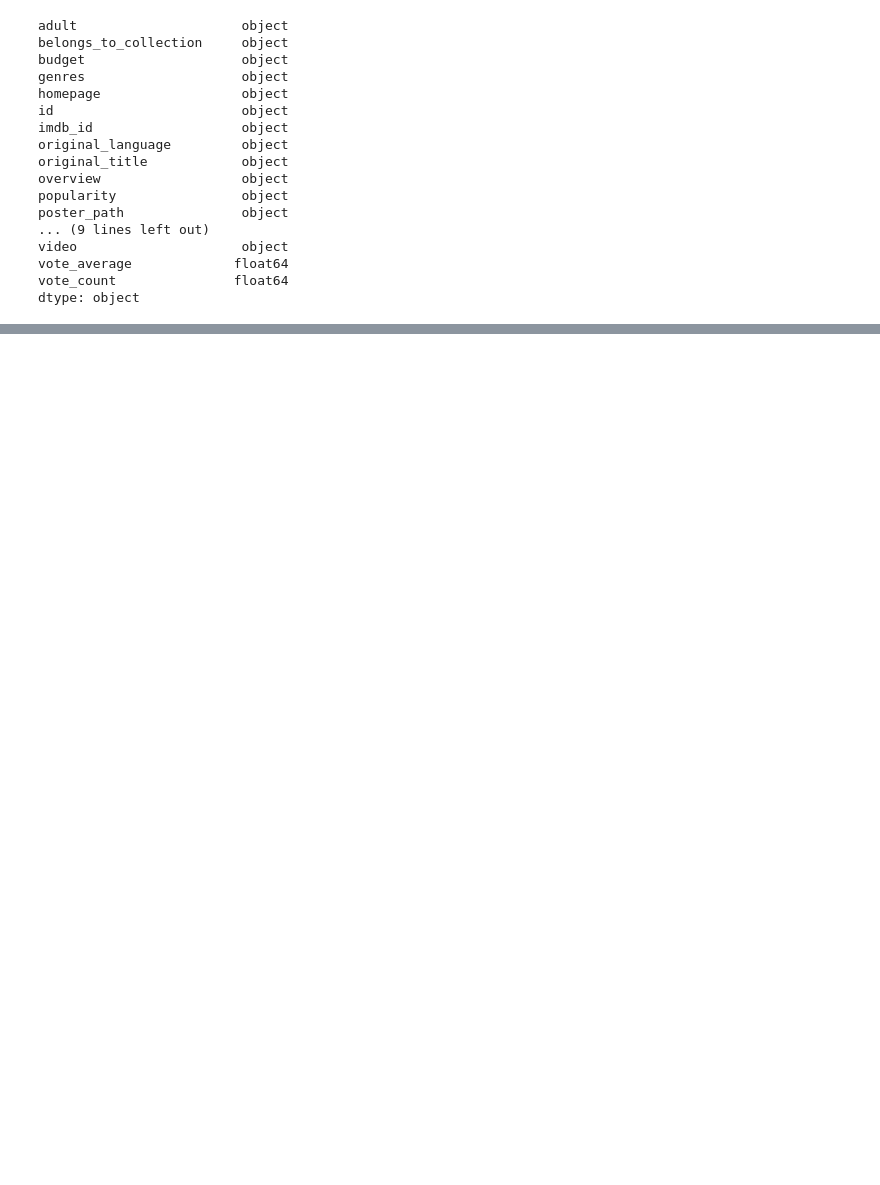
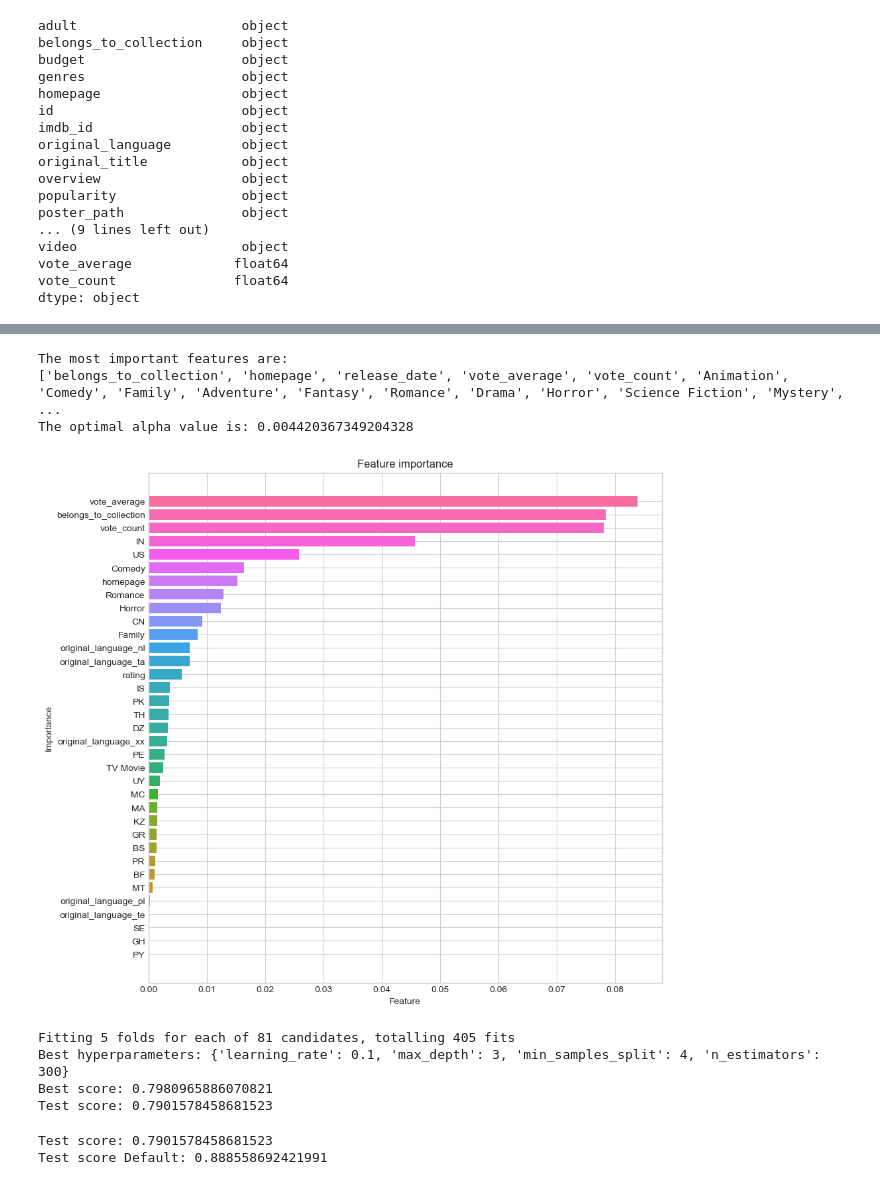
Before and after one commit to alanwake47/busn-41204-machine-learning, a Jupyter notebook: final/movies_project.ipynb, the cells around one changed output, grey strips where cells are left out. Drawn from its saved outputs; the diff is of its cells as text; code cells hidden in the pictures; blank space fills up the shorter version.

```diff
--- a/final/movies_project.ipynb
+++ b/final/movies_project.ipynb
@@ -32,0 +195,30 @@ metadata['vote_count'] = pd.to_numeric(metadata['vote_count'], errors='coerce')
+# %%
+X, y = metadata.drop('return', axis=1), metadata['return']
+# %%
+from sklearn.linear_model import Lasso
+from sklearn.feature_selection import SelectFromModel
+from sklearn.linear_model import LassoCV
+from sklearn.preprocessing import StandardScaler
+# Standardize features
+scaler = StandardScaler()
+X_std = scaler.fit_transform(X)
+
+# Initialize Lasso model and fit to data
+lasso = LassoCV(cv=5)
+lasso.fit(X_std, y)
+
+# Get coefficients of selected features
+coef = pd.Series(lasso.coef_, index=X.columns)
+important_features = coef[coef != 0].index.tolist()
+
+# Print the most important features and the optimal alpha value
+print('The most important features are:')
+print(important_features)
+print(f'The optimal alpha value is: {lasso.alpha_}')
+
+#generate a feature_importance dataframe
+feature_importance = pd.DataFrame({'feature':X.columns, 'importance':lasso.coef_})
+# %% [output]
+The most important features are:
+['belongs_to_collection', 'homepage', 'release_date', 'vote_average', 'vote_count', 'Animation', 'Comedy', 'Family', 'Adventure', 'Fantasy', 'Romance', 'Drama', 'Horror', 'Science Fiction', 'Mystery', ...
+The optimal alpha value is: 0.004420367349204328
@@ -32,0 +228,21 @@ metadata['vote_count'] = pd.to_numeric(metadata['vote_count'], errors='coerce')
+# %%
+# PLot a bar plot in scale of purples and greens of feature > 0
+feature_importance.sort_values(by='importance', ascending=True, inplace=True)
+# Filter out the features with importance > 0
+feature_importance2 = feature_importance[feature_importance['importance'] > 0]
+# Plot a bar plot in scale of chroma
+# White background
+plt.style.use('seaborn-whitegrid')
+# Set the size of the figure
+plt.figure(figsize=(10, 10))
+# Set the title of the plot
+plt.title('Feature importance')
+# Set the x and y labels
+plt.xlabel('Feature')
+plt.ylabel('Importance')
+# Plot the bar plot
+plt.barh(feature_importance2['feature'], feature_importance2['importance'], color=sns.color_palette("husl", len(feature_importance2)))
+# Show the plot
+plt.show()
+# %% [output]
+[figure, added]
@@ -32,0 +296,14 @@ metadata['vote_count'] = pd.to_numeric(metadata['vote_count'], errors='coerce')
+# %%
+clf, score, score_cfl_d = train_model_xgb(X, y)
+# %% [output]
+Fitting 5 folds for each of 81 candidates, totalling 405 fits
+Best hyperparameters: {'learning_rate': 0.1, 'max_depth': 3, 'min_samples_split': 4, 'n_estimators': 300}
+Best score: 0.7980965886070821
+Test score: 0.7901578458681523
+# %%
+score_clf = clf.score(test_X, test_y)
+print("Test score:", score)
+print("Test score Default:", score_clf)
+# %% [output]
+Test score: 0.7901578458681523
+Test score Default: 0.888558692421991
```
Also changed, not shown: parts of 54 cells of this notebook, 2 other files.
